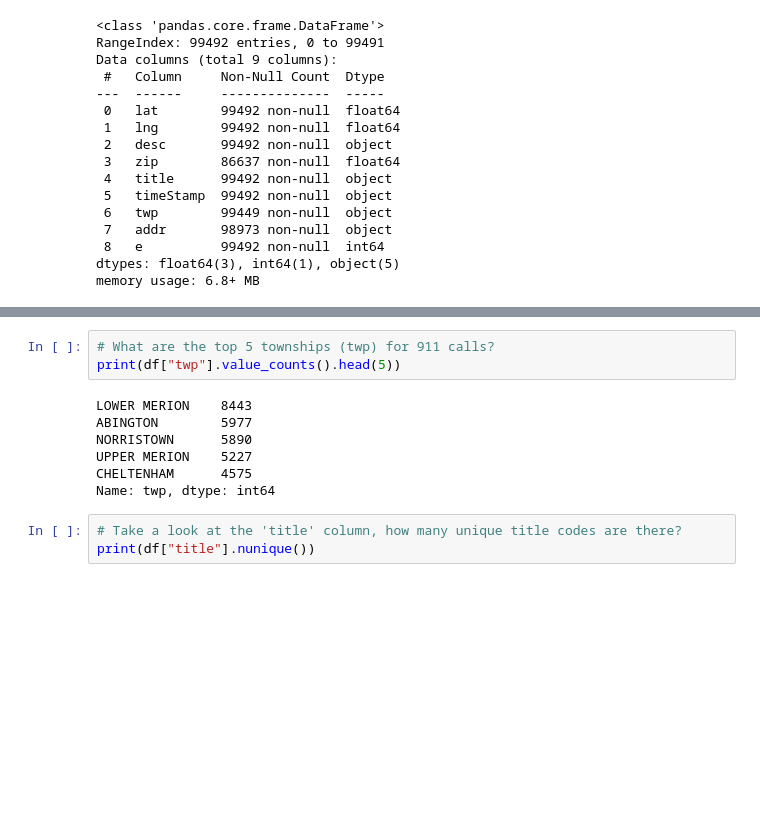
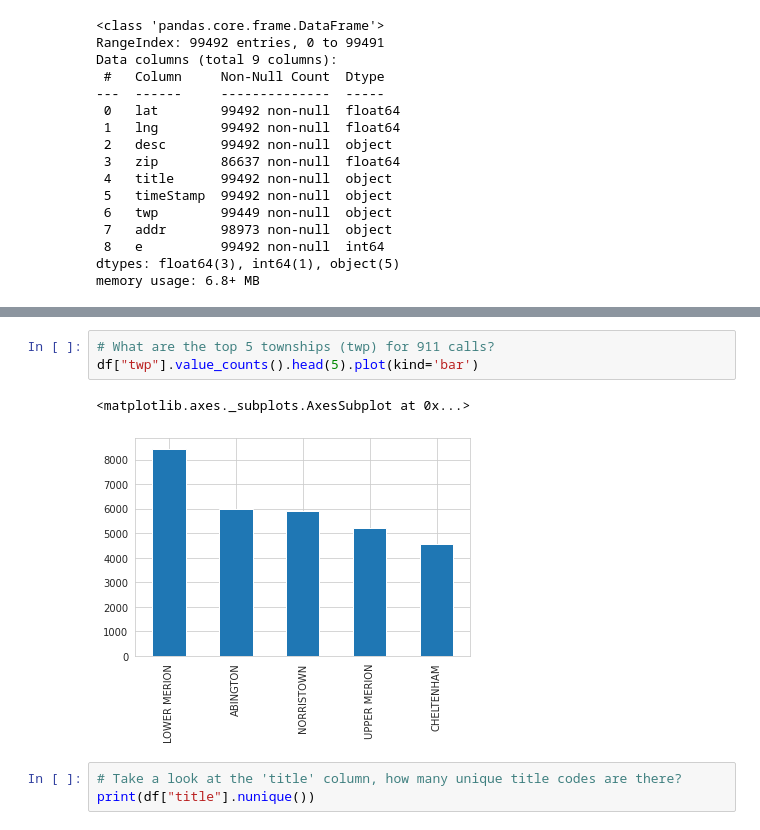
Before and after one commit to Magesh-Sundaravel/Visualization, a Jupyter notebook: 911_calls_Visualization_Project.ipynb, the cells around one changed output, grey strips where cells are left out. Saved outputs shown, nothing was run; the diff lists cells and outputs as text; blank space fills up the shorter version.

```diff
--- a/911_calls_Visualization_Project.ipynb
+++ b/911_calls_Visualization_Project.ipynb
@@ -73,13 +69,9 @@ Name: zip, dtype: int64
 # %%
 # What are the top 5 townships (twp) for 911 calls?
-print(df["twp"].value_counts().head(5))
+df["twp"].value_counts().head(5).plot(kind='bar')
 # %% [output]
-LOWER MERION    8443
-ABINGTON        5977
-NORRISTOWN      5890
-UPPER MERION    5227
-CHELTENHAM      4575
-Name: twp, dtype: int64
+<matplotlib.axes._subplots.AxesSubplot at 0x...>
+[figure, added]
 # %%
 # Take a look at the 'title' column, how many unique title codes are there?
 print(df["title"].nunique())
```
Also changed, not shown: parts of 1 cell of this notebook.
